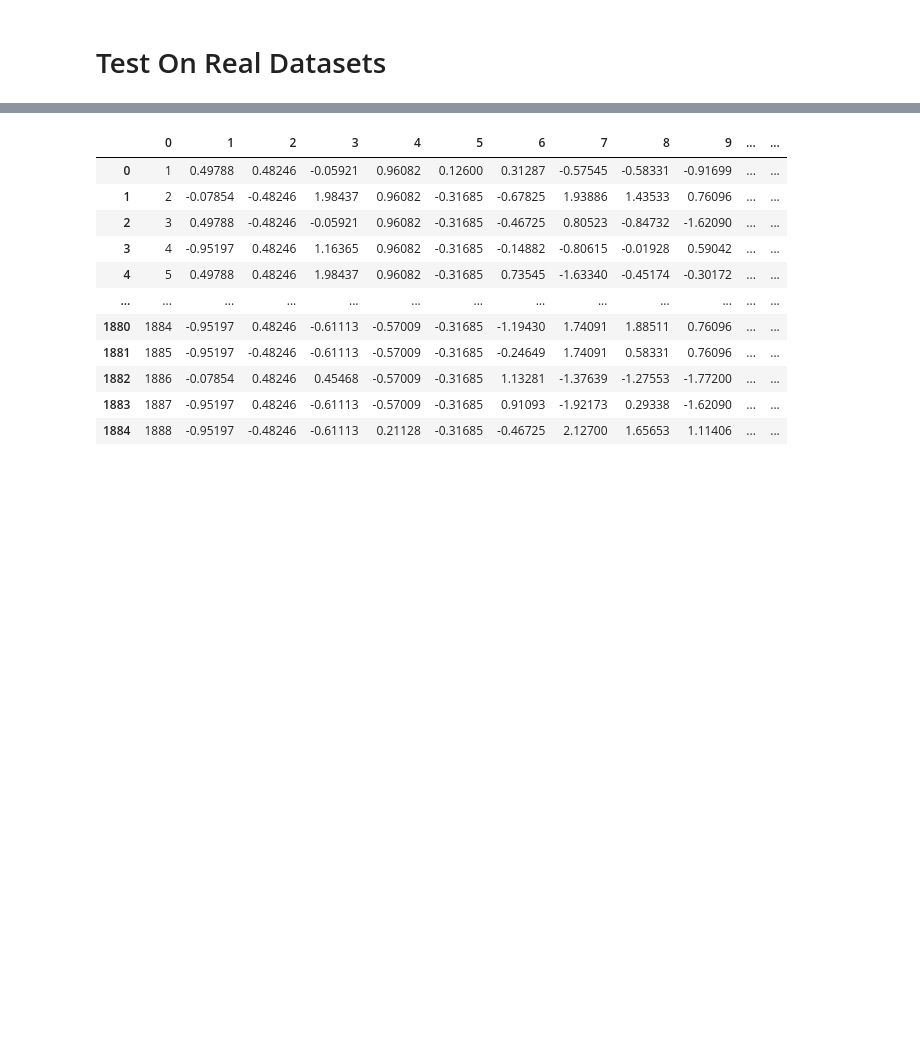
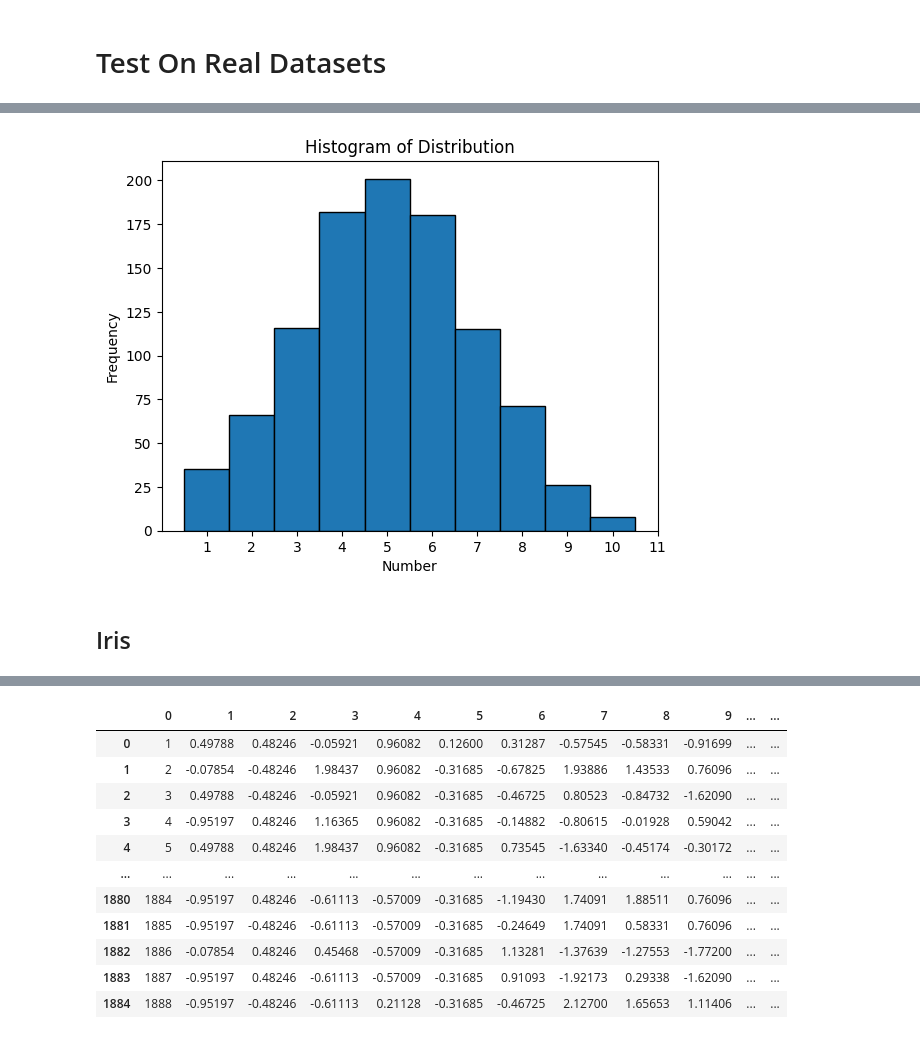
Before and after one commit to MohammadYasinKarbasian/Stable-Matching-Based-Clustering-Evaluation, a Jupyter notebook: Code/main.ipynb, the cells around one changed output, grey strips where cells are left out. Drawn from its saved outputs; the diff is of its cells as text; code cells hidden in the pictures; blank space fills up the shorter version.

```diff
--- a/Code/main.ipynb
+++ b/Code/main.ipynb
@@ -328,0 +347,14 @@ Best Matching Sum Based on Centroid Ration:  30
+# %%
+def guassian_distribution_data_generator(number_of_communities, number_of_data_rows, mean, std):
+
+    samples = np.random.normal(loc=mean, scale=std, size=number_of_data_rows)
+    samples = np.round(samples)
+    samples = np.clip(samples, 1, number_of_communities)
+    return samples
+# %%
+data  = guassian_distribution_data_generator(10,1000,5,2)
+distribution_plotter(data, 10)
+# %% [output]
+[figure, added]
+# %% [markdown]
+## Iris
```
Also changed, not shown: parts of 18 cells of this notebook, 2 other files.
